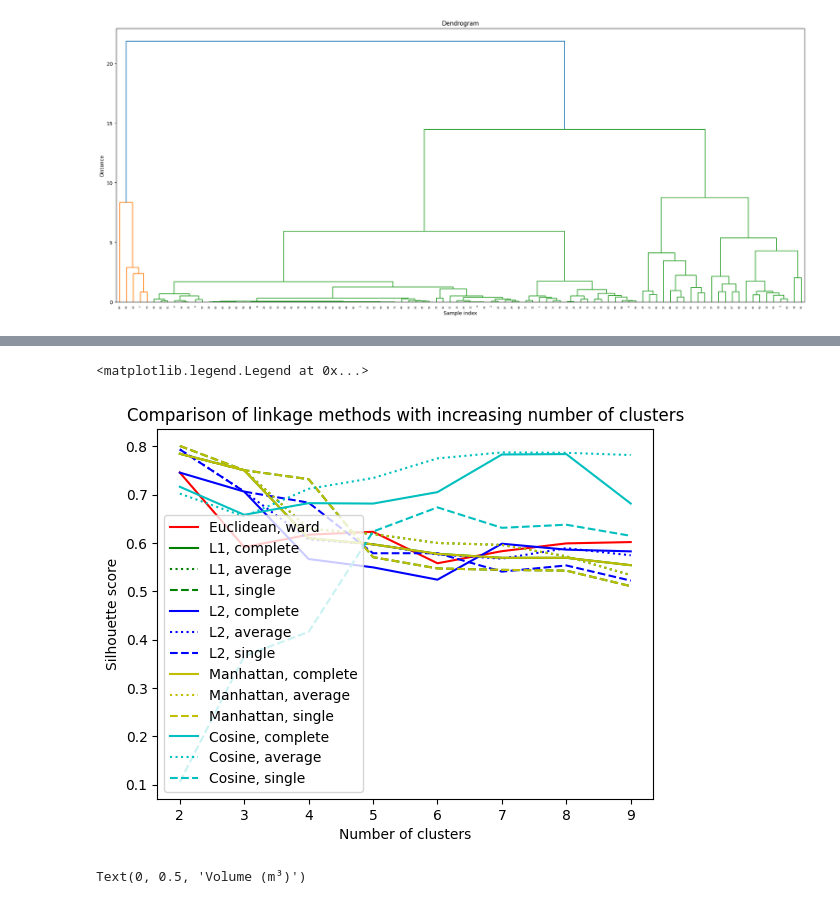
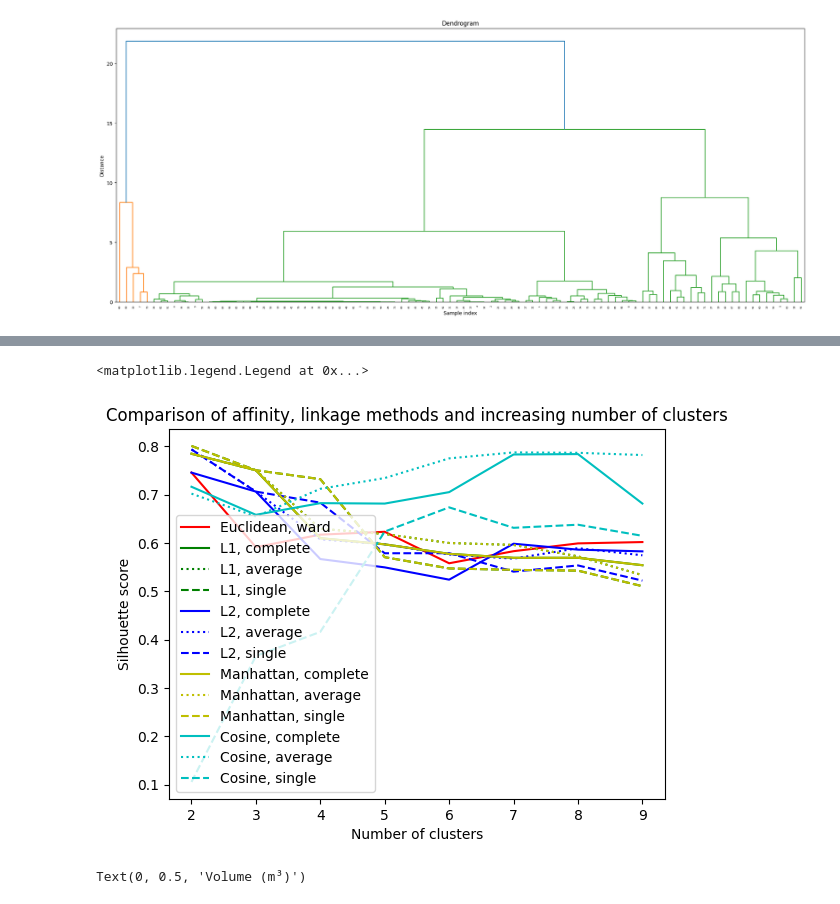
Before and after one commit to FrankCastlepancakes/ClusteringScikitLearn, a Jupyter notebook: notebook.ipynb, the cells around one changed output, grey strips where cells are left out. Saved outputs shown, nothing was run; the diff lists cells and outputs as text; code cells hidden in the pictures.

```diff
--- a/notebook.ipynb
+++ b/notebook.ipynb
@@ -195,33 +275,33 @@ array([[0.74547525, 0.78450297, 0.78450297, 0.80066302, 0.74547525,
 # %%
 # Plot comparison
 plot_x = [i for i in range(2, 10)]
 plot(plot_x, scores[:, :1].flatten(), color="r", linestyle="solid", label="Euclidean, ward")
 
 plot(plot_x, scores[:, 1:2].flatten(), color="g", linestyle="solid", label="L1, complete")
 plot(plot_x, scores[:, 2:3].flatten(), color="g", linestyle="dotted", label="L1, average")
 plot(plot_x, scores[:, 3:4].flatten(), color="g", linestyle="dashed", label="L1, single")
 
 plot(plot_x, scores[:, 4:5].flatten(), color="b", linestyle="solid", label="L2, complete")
 plot(plot_x, scores[:, 5:6].flatten(), color="b", linestyle="dotted", label="L2, average")
 plot(plot_x, scores[:, 6:7].flatten(), color="b", linestyle="dashed", label="L2, single")
 
 plot(plot_x, scores[:, 7:8].flatten(), color="y", linestyle="solid", label="Manhattan, complete")
 plot(plot_x, scores[:, 8:9].flatten(), color="y", linestyle="dotted", label="Manhattan, average")
 plot(plot_x, scores[:, 9:10].flatten(), color="y", linestyle="dashed", label="Manhattan, single")
 
 plot(plot_x, scores[:, 10:11].flatten(), color="c", linestyle="solid", label="Cosine, complete")
 plot(plot_x, scores[:, 11:12].flatten(), color="c", linestyle="dotted", label="Cosine, average")
 plot(plot_x, scores[:, 12:].flatten(), color="c", linestyle="dashed", label="Cosine, single")
 
 xlabel("Number of clusters")
 ylabel("Silhouette score")
-title("Comparison of linkage methods with increasing number of clusters")
+title("Comparison of affinity, linkage methods and increasing number of clusters")
 
 # Adding legend
 legend()
 # %% [output]
 <matplotlib.legend.Legend at 0x...>
-[figure, old version]
+[figure, new version]
 # %%
 # Plot final cluster decision
 cluster_l1_sin = AgglomerativeClustering(n_clusters=2, affinity="l1", linkage="single")
```
Also changed, not shown: parts of 10 cells of this notebook, 3 other files.
